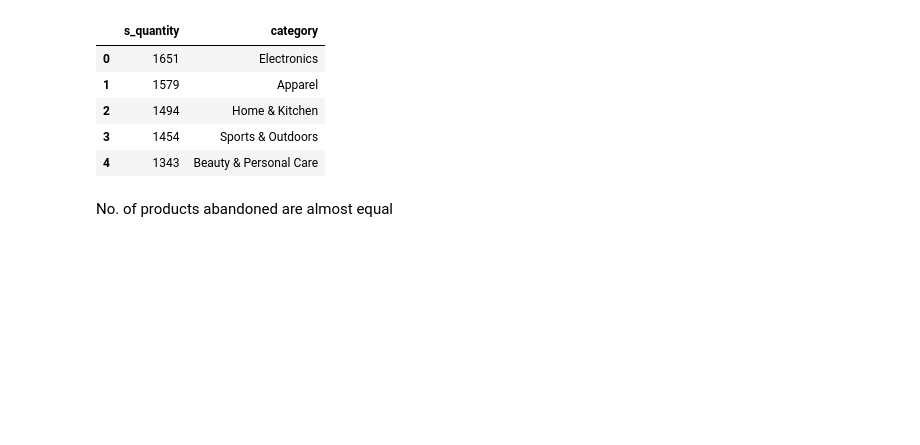
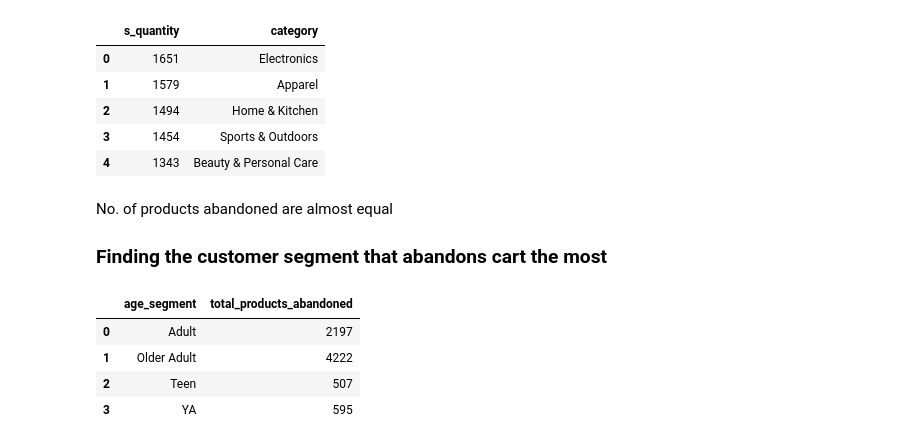
Before and after one commit to RAJASHREE01/cart-abandonment-analysis, a Jupyter notebook: cart.ipynb, the cells around one changed output. Saved outputs shown, nothing was run; the diff lists cells and outputs as text; code cells hidden in the pictures; blank space fills up the shorter version.

```diff
--- a/cart.ipynb
+++ b/cart.ipynb
@@ -406,3 +406,24 @@ total_quantity
 | 4 | 1343 | Beauty & Personal Care |
 # %% [markdown]
 No. of products abandoned are almost equal
+
+### Finding the customer segment that abandons cart the most
+# %%
+abandon_segment = sqldf("""select
+                    case
+                        when c.age between 18 and 20 then 'Teen'
+                        when c.age between 21 and 24 then 'YA'
+                        when c.age between 25 and 39 then 'Adult'
+                        when c.age between 40 and 64 then 'Older Adult'
+                    end as age_segment,
+                    sum(f.quantity)/sum() as total_products_abandoned
+                    from customer_table c join fact_table f on c.customer_id = f.customer_id
+                    where f.abandonment_time !='NaN'
+                    group by age_segment""")
+abandon_segment
+# %% [output]
+|  | age_segment | total_products_abandoned |
+| 0 | Adult | 2197 |
+| 1 | Older Adult | 4222 |
+| 2 | Teen | 507 |
+| 3 | YA | 595 |
```
Also changed, not shown: parts of 9 cells of this notebook.
